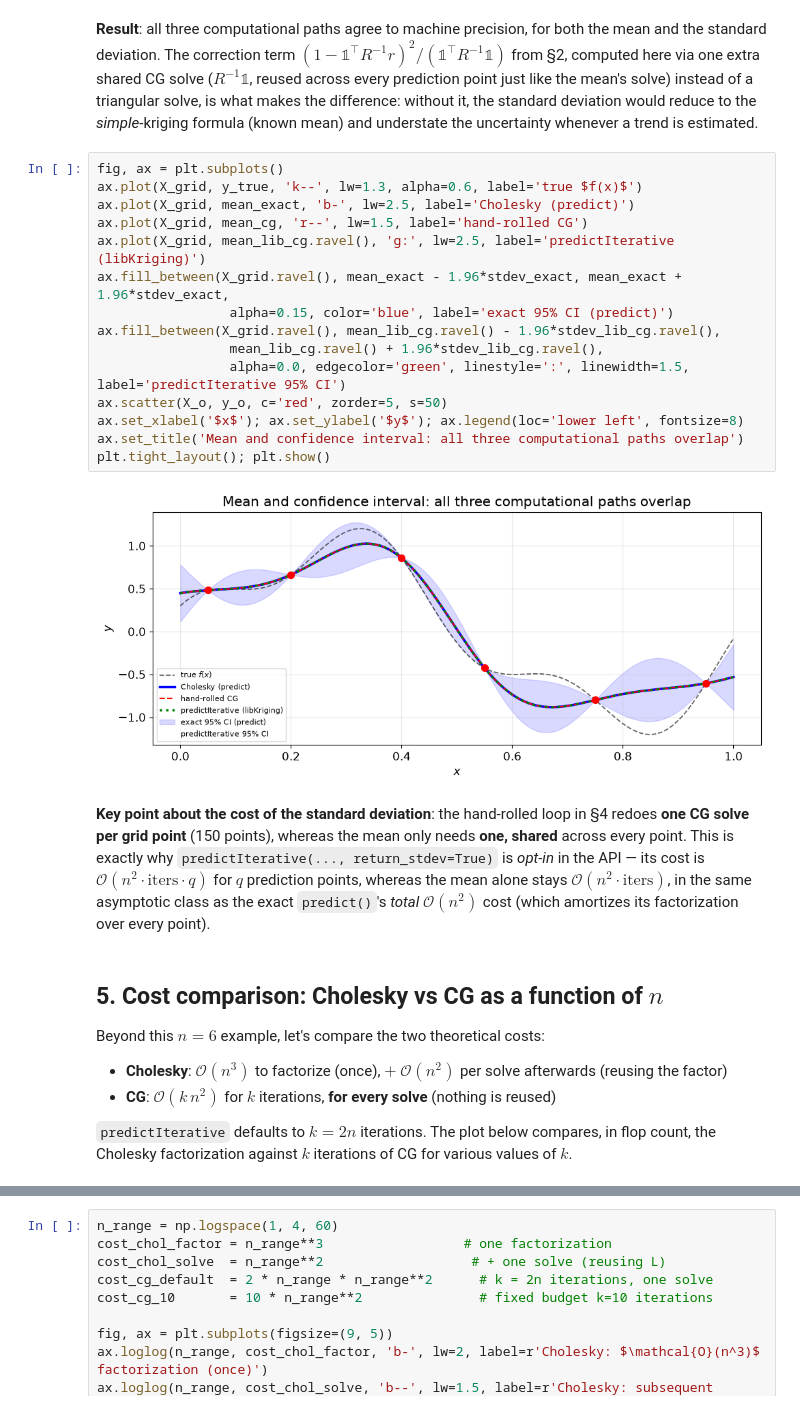
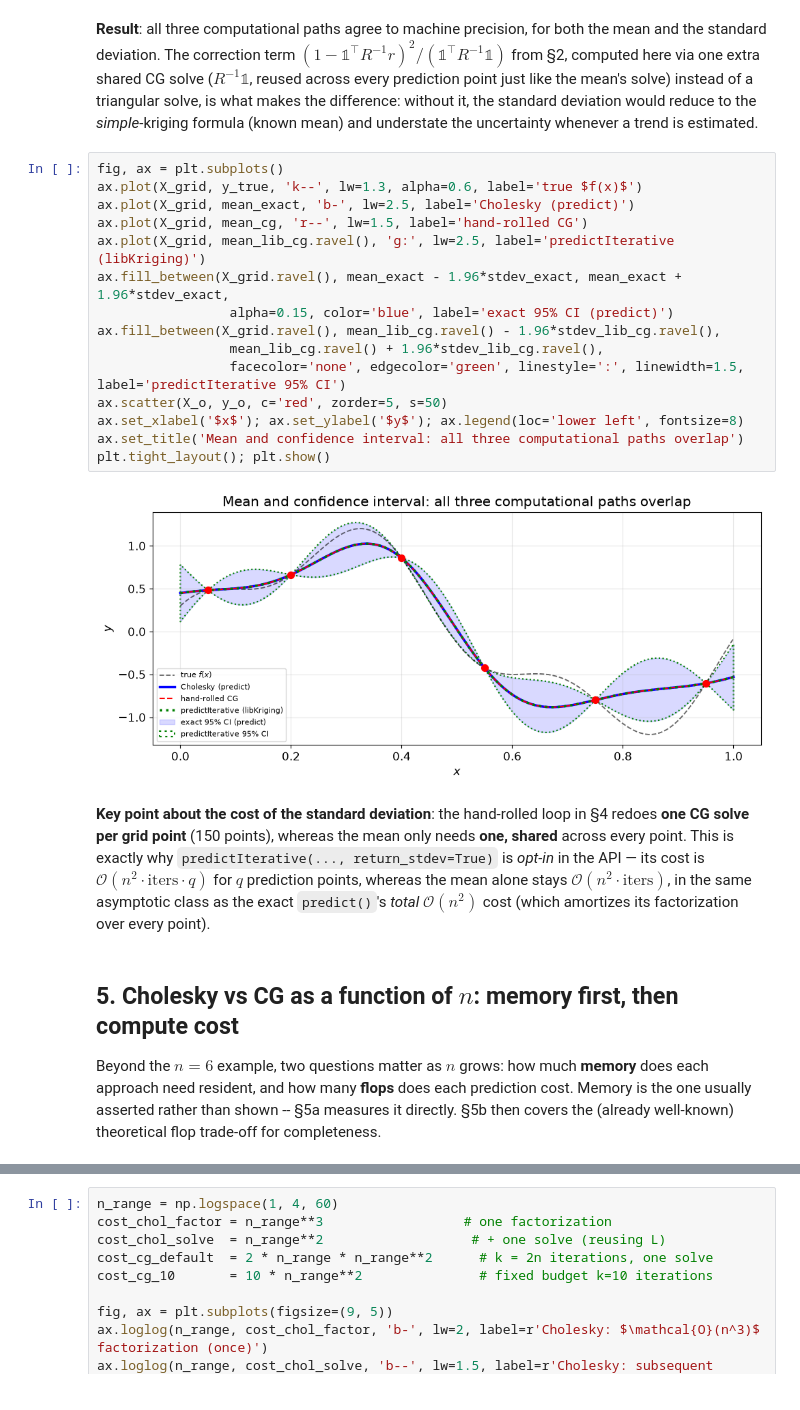
Before and after one commit to libKriging/libKriging, a Jupyter notebook: docs/math/predictiterative_vs_cholesky.ipynb, the cells around one changed output, grey strips where cells are left out. Cells and saved outputs as stored; diff of their text form.

```diff
--- a/docs/math/predictiterative_vs_cholesky.ipynb
+++ b/docs/math/predictiterative_vs_cholesky.ipynb
@@ -256,28 +256,27 @@ max stdev diff    : model.predictIterative() vs exact         = 5.11509237743901
 # %%
 fig, ax = plt.subplots()
 ax.plot(X_grid, y_true, 'k--', lw=1.3, alpha=0.6, label='true $f(x)$')
 ax.plot(X_grid, mean_exact, 'b-', lw=2.5, label='Cholesky (predict)')
 ax.plot(X_grid, mean_cg, 'r--', lw=1.5, label='hand-rolled CG')
 ax.plot(X_grid, mean_lib_cg.ravel(), 'g:', lw=2.5, label='predictIterative (libKriging)')
 ax.fill_between(X_grid.ravel(), mean_exact - 1.96*stdev_exact, mean_exact + 1.96*stdev_exact,
                  alpha=0.15, color='blue', label='exact 95% CI (predict)')
 ax.fill_between(X_grid.ravel(), mean_lib_cg.ravel() - 1.96*stdev_lib_cg.ravel(),
                  mean_lib_cg.ravel() + 1.96*stdev_lib_cg.ravel(),
-                 alpha=0.0, edgecolor='green', linestyle=':', linewidth=1.5, label='predictIterative 95% CI')
+                 facecolor='none', edgecolor='green', linestyle=':', linewidth=1.5, label='predictIterative 95% CI')
 ax.scatter(X_o, y_o, c='red', zorder=5, s=50)
 ax.set_xlabel('$x$'); ax.set_ylabel('$y$'); ax.legend(loc='lower left', fontsize=8)
 ax.set_title('Mean and confidence interval: all three computational paths overlap')
 plt.tight_layout(); plt.show()
 # %% [output]
-[figure, old version]
+[figure, new version]
 # %% [markdown]
 **Key point about the cost of the standard deviation**: the hand-rolled loop in §4 redoes **one CG solve per grid point** (150 points), whereas the mean only needs **one, shared** across every point. This is exactly why `predictIterative(..., return_stdev=True)` is *opt-in* in the API — its cost is $\mathcal{O}(n^2\cdot\text{iters}\cdot q)$ for $q$ prediction points, whereas the mean alone stays $\mathcal{O}(n^2\cdot\text{iters})$, in the same asymptotic class as the exact `predict()`'s *total* $\mathcal{O}(n^2)$ cost (which amortizes its factorization over every point).
 # %% [markdown]
-## 5. Cost comparison: Cholesky vs CG as a function of $n$
+## 5. Cholesky vs CG as a function of $n$: memory first, then compute cost
 
-Beyond this $n=6$ example, let's compare the two theoretical costs:
-
-- **Cholesky**: $\mathcal{O}(n^3)$ to factorize (once), $+\ \mathcal{O}(n^2)$ per solve afterwards (reusing the factor)
-- **CG**: $\mathcal{O}(k\, n^2)$ for $k$ iterations, **for every solve** (nothing is reused)
-
-`predictIterative` defaults to $k = 2n$ iterations. The plot below compares, in flop count, the Cholesky factorization against $k$ iterations of CG for various values of $k$.
+Beyond the $n=6$ example, two questions matter as $n$ grows: how much
+**memory** does each approach need resident, and how many **flops** does
+each prediction cost. Memory is the one usually asserted rather than shown
+-- §5a measures it directly. §5b then covers the (already well-known)
+theoretical flop trade-off for completeness.
```
Also changed, not shown: parts of 5 cells of this notebook, 1 other file.
